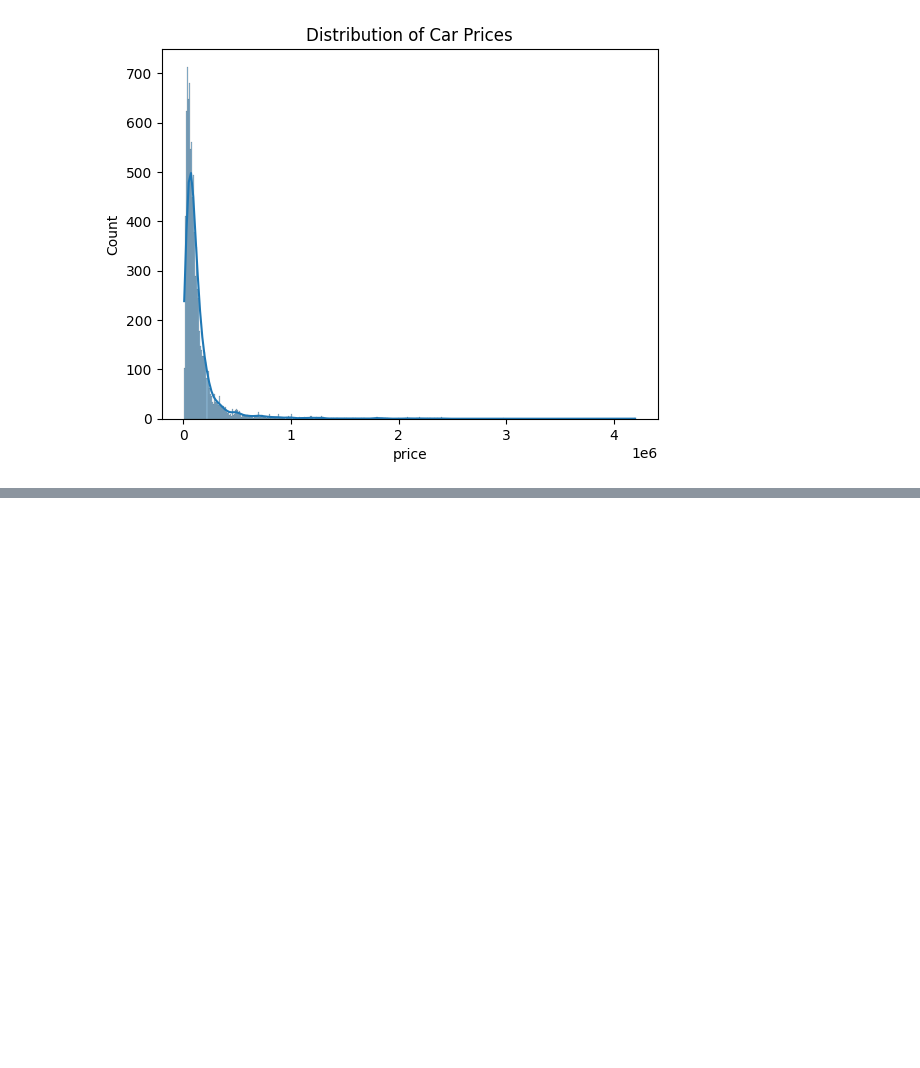
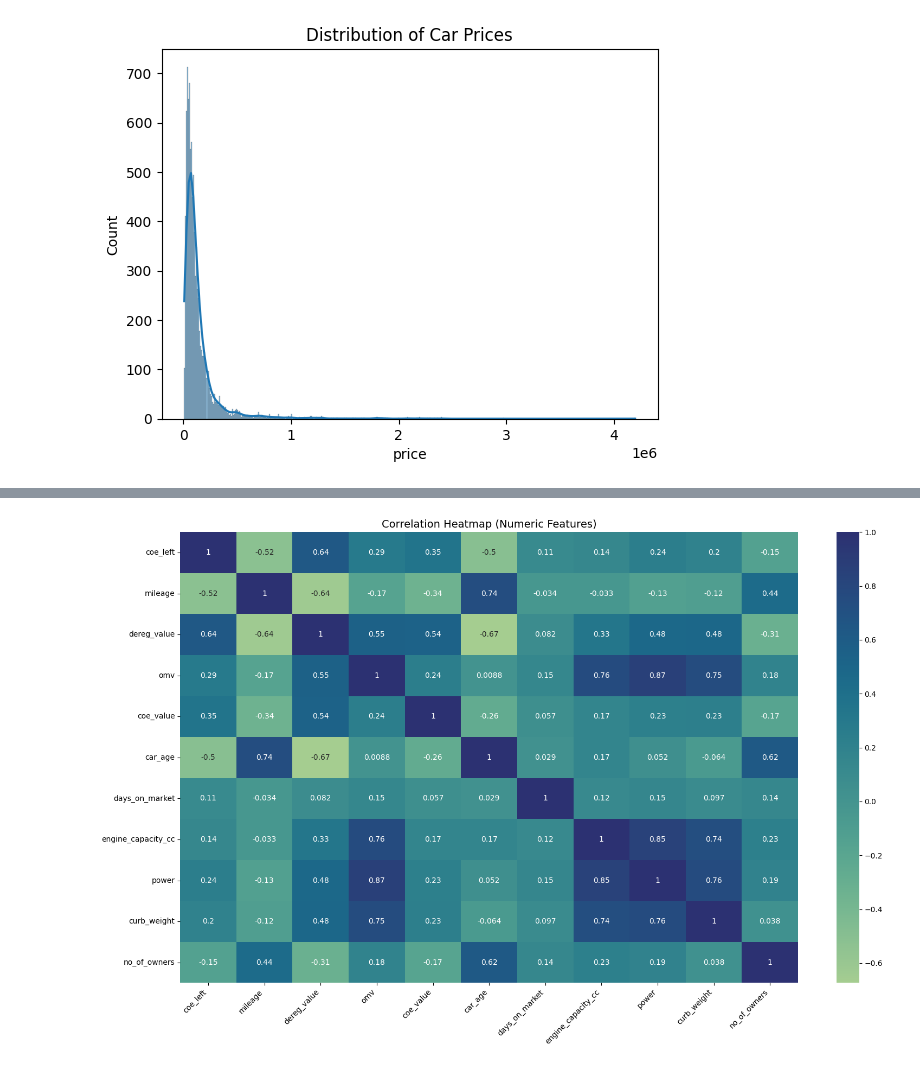
Before and after one commit to joelleng/IS3107_GP20, a Jupyter notebook: DataCleaning_FeatEngineering_EDA.ipynb, the cells around one changed output, grey strips where cells are left out. Drawn from its saved outputs; the diff is of its cells as text; code cells hidden in the pictures; blank space fills up the shorter version.

```diff
--- a/DataCleaning_FeatEngineering_EDA.ipynb
+++ b/DataCleaning_FeatEngineering_EDA.ipynb
@@ -360,0 +346,15 @@ final_df.to_csv('processed_used_cars.csv', index=False)
+# %%
+test_drop_df = final_df.drop(columns=['arf', 'depreciation_per_year', 'road_tax_per_year'])
+# %%
+plt.figure(figsize=(16, 10))
+numeric_cols_post = ['coe_left', 'mileage', 'dereg_value', 'omv', 'coe_value', 'car_age', 'days_on_market',
+                'engine_capacity_cc', 'power', 'curb_weight', 'no_of_owners']
+sns.heatmap(test_drop_df[numeric_cols_post].corr('spearman'), annot=True, cmap="crest") # Pearson for normal distribution, Spearman for non-normal distribution
+
+
+plt.title("Correlation Heatmap (Numeric Features)", fontsize=14)
+plt.xticks(rotation=45, ha='right')
+plt.tight_layout()
+plt.show()
+# %% [output]
+[figure, added]
```
Also changed, not shown: parts of 37 cells of this notebook.
